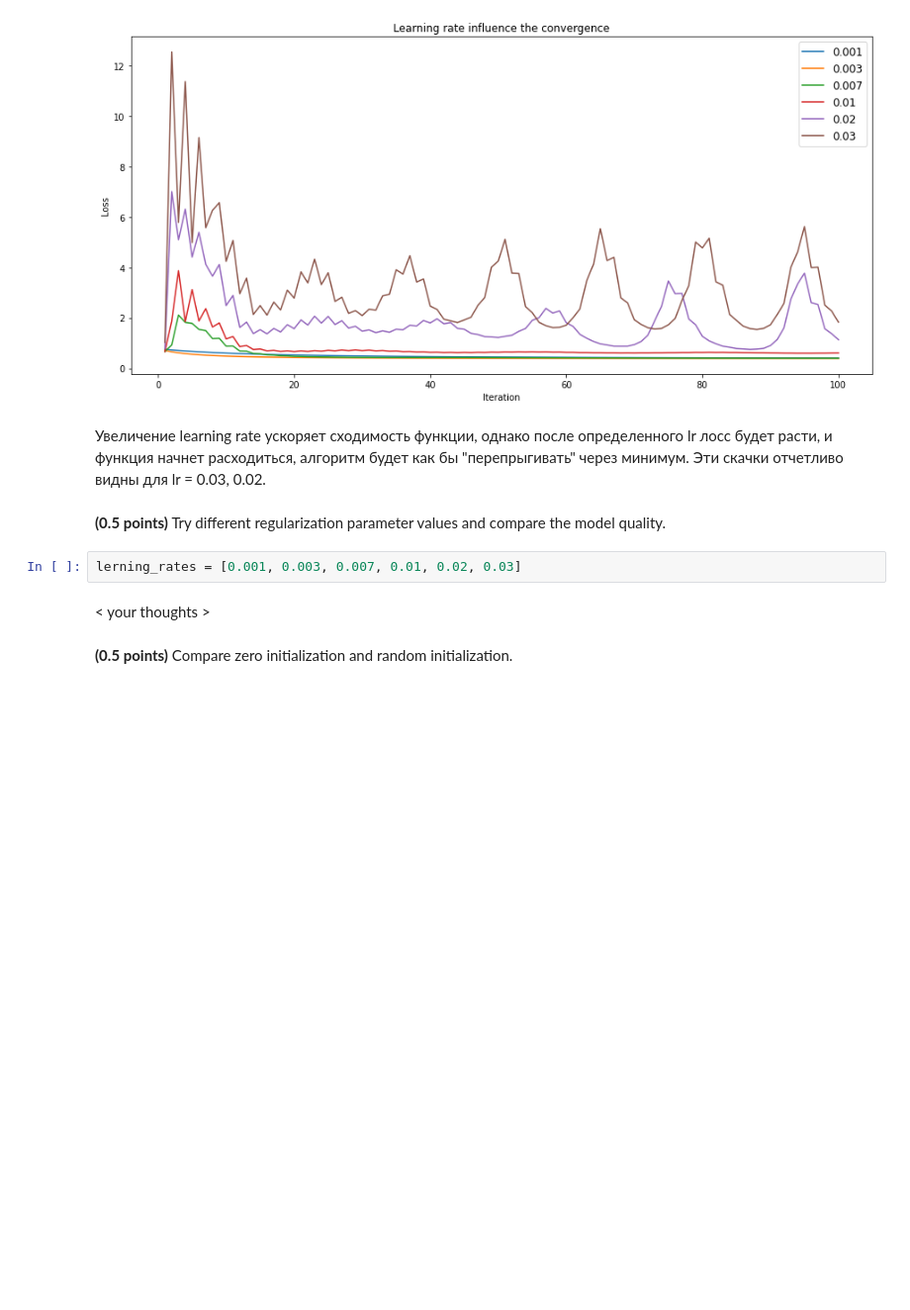
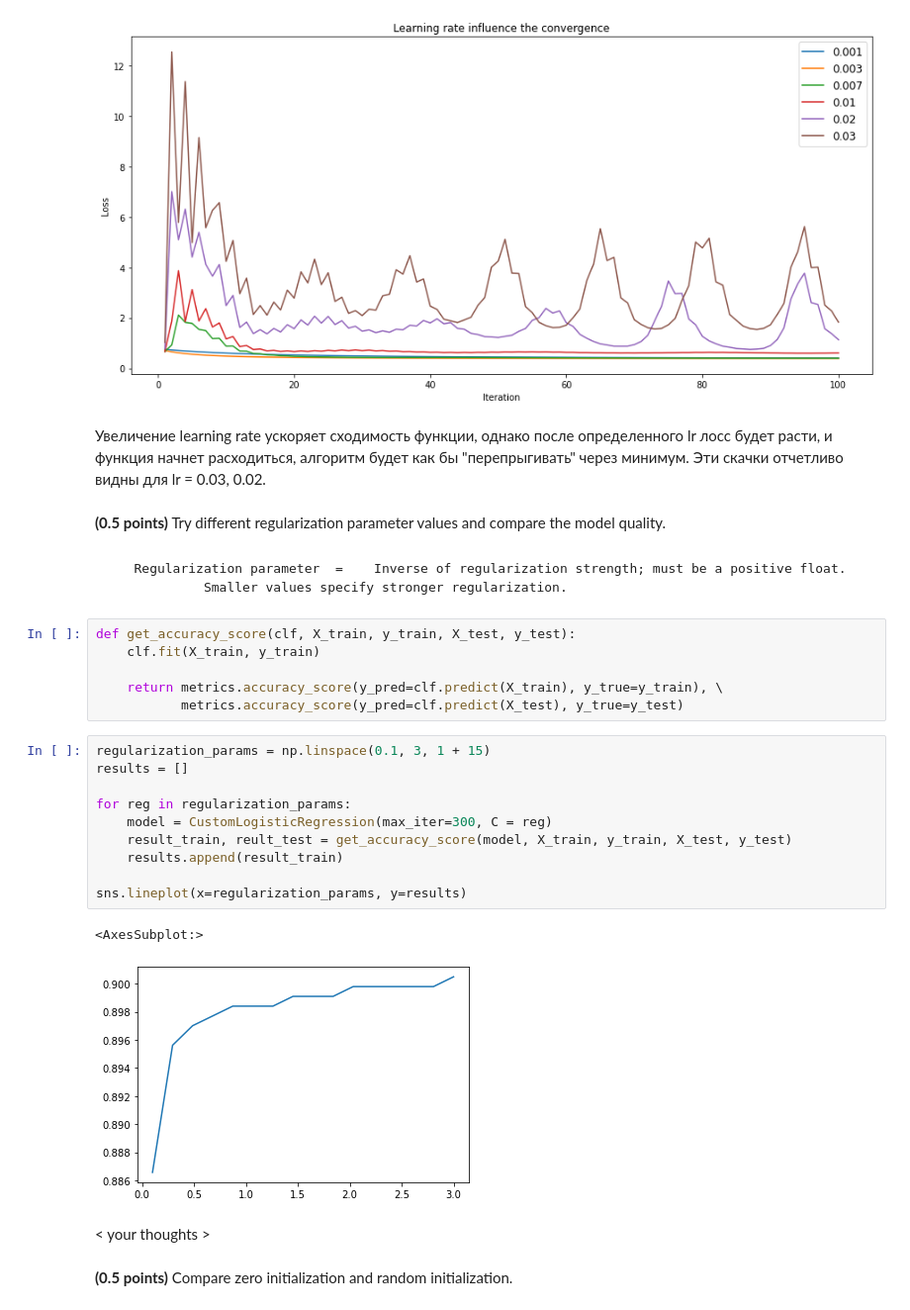
Before and after one commit to lizaveta56k/ML-22_2, a Jupyter notebook: task-5/hw_classification.ipynb, the cells around one changed output. Shown: that part at 99% size. Saved outputs shown, nothing was run; the diff lists cells and outputs as text; blank space fills up the shorter version.

```diff
--- a/task-5/hw_classification.ipynb
+++ b/task-5/hw_classification.ipynb
@@ -232,8 +232,28 @@ plt.legend(labels=lerning_rates, loc='best', fontsize=12)
 Увеличение learning rate ускоряет сходимость функции, однако после определенного lr лосс будет расти, и функция начнет расходиться, алгоритм будет как бы "перепрыгивать" через минимум. Эти скачки отчетливо видны для lr = 0.03, 0.02.
 # %% [markdown]
 **(0.5 points)** Try different regularization parameter values and compare the model quality.
-# %%
-lerning_rates = [0.001, 0.003, 0.007, 0.01, 0.02, 0.03]
+# %% [markdown]
+       Regularization parameter  =    Inverse of regularization strength; must be a positive float.
+                Smaller values specify stronger regularization.
+# %%
+def get_accuracy_score(clf, X_train, y_train, X_test, y_test):
+    clf.fit(X_train, y_train)
+
+    return metrics.accuracy_score(y_pred=clf.predict(X_train), y_true=y_train), \
+           metrics.accuracy_score(y_pred=clf.predict(X_test), y_true=y_test)
+# %%
+regularization_params = np.linspace(0.1, 3, 1 + 15)
+results = []
+
+for reg in regularization_params:
+    model = CustomLogisticRegression(max_iter=300, C = reg)
+    result_train, reult_test = get_accuracy_score(model, X_train, y_train, X_test, y_test)
+    results.append(result_train)
+
+sns.lineplot(x=regularization_params, y=results)
+# %% [output]
+<AxesSubplot:>
+[figure, added]
 # %% [markdown]
 < your thoughts >
 # %% [markdown]
```
Also changed, not shown: parts of 3 cells of this notebook.
